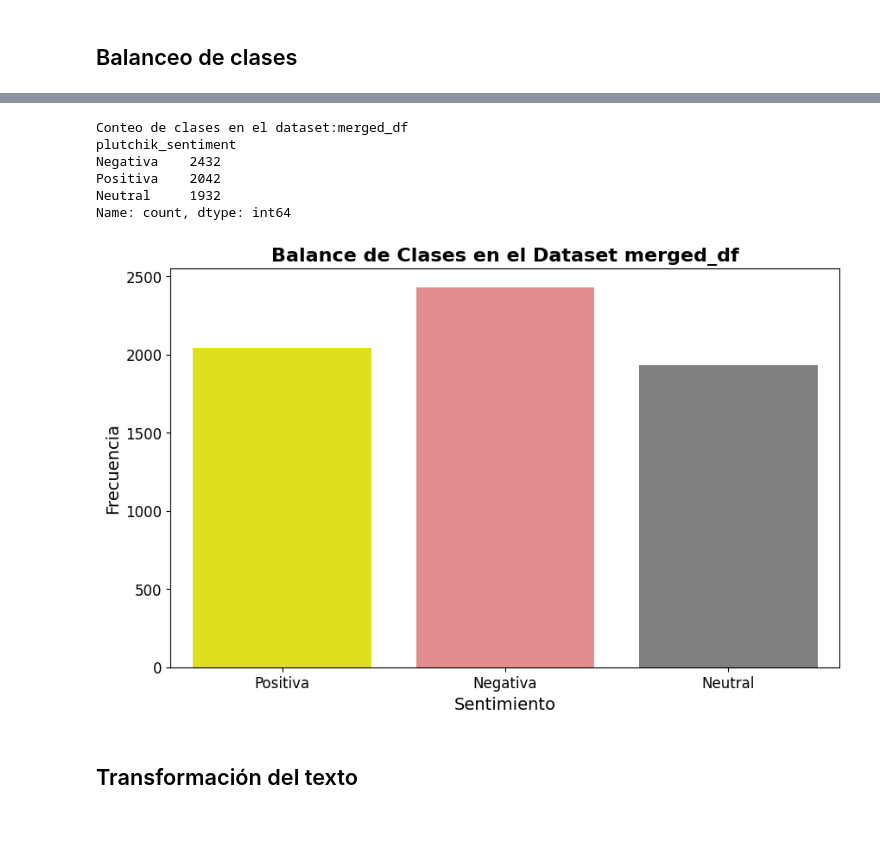
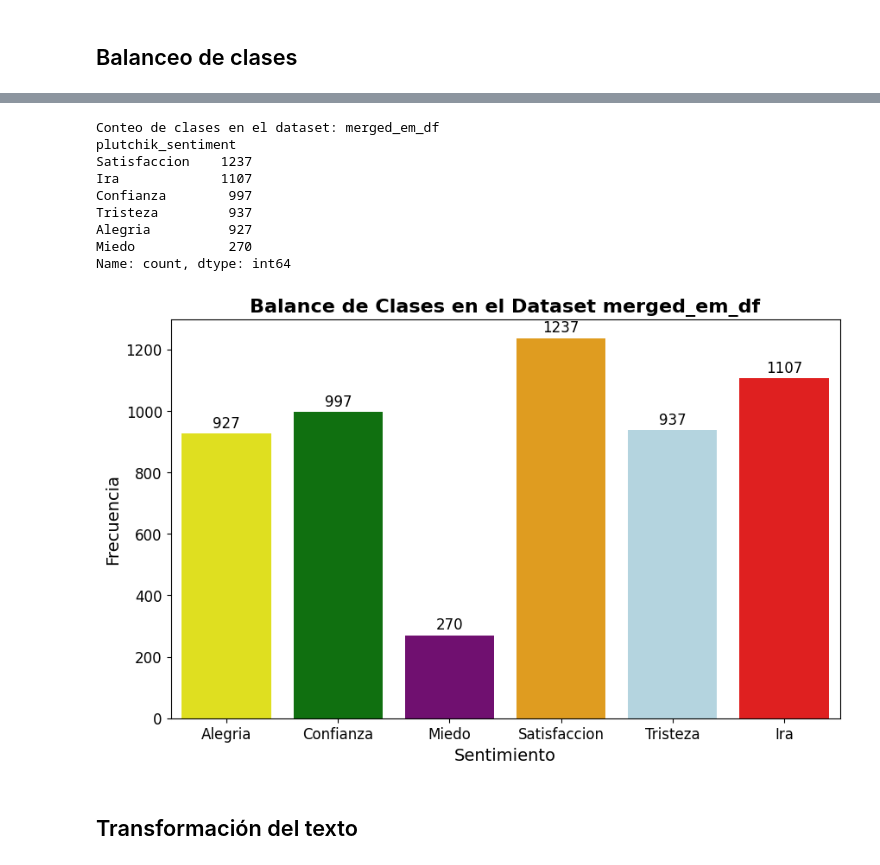
Before and after one commit to andersonjalvarado/P1-SENTIMENT-IA, a Jupyter notebook: Implementacion.ipynb, the cells around one changed output, grey strips where cells are left out. Drawn from its saved outputs; the diff is of its cells as text; code cells hidden in the pictures; blank space fills up the shorter version.

```diff
--- a/Implementacion.ipynb
+++ b/Implementacion.ipynb
@@ -213,31 +285,31 @@ display(travel_selected[travel_selected['sentiment'] == 5].head(2))
 # %%
 # Mapear los sentimientos según el modelo de Plutchik
 # Plutchik tiene 8 emociones básicas: alegría, confianza, miedo, sorpresa, tristeza, disgusto, ira, anticipación
-plutchik_mapping = {
+plutchik_mapping_2_em = {
     # Twitter emotions
     'scared': 'Negativa',
     'sad': 'Negativa',
     'powerful': 'Positiva',
-    'peaceful': 'Neutral',  # Podría mapearse a "confianza" en un nivel menor de intensidad
+    'peaceful': 'Positiva',  # Podría mapearse a "confianza" en un nivel menor de intensidad
     'mad': 'Negativa',
     'joyful': 'Positiva',
 
     # Hotel ratings (1-5)
     1: 'Negativa',      # Rating 1: Muy negativo, muestra ira/enojo
     2: 'Negativa',    # Rating 2: Negativo, muestra disgusto, tristeza
-    3: 'Neutral',    # Rating 3: Mixto o neutral
+    3: 'Positiva',    # Rating 3: Mixto o neutral
     4: 'Positiva',        # Rating 4: Positivo, muestra alegría
     5: 'Positiva'       # Rating 5: Muy positivo, muestra confianza/admiración
 }
 
 # Aplicar mapping a los sentimientos en ambos datasets
-twitter_selected['plutchik_sentiment'] = twitter_selected['sentiment'].map(plutchik_mapping)
-travel_selected['plutchik_sentiment'] = travel_selected['sentiment'].map(plutchik_mapping)
+twitter_selected['2_sentiment'] = twitter_selected['sentiment'].map(plutchik_mapping_2_em)
+travel_selected['2_sentiment'] = travel_selected['sentiment'].map(plutchik_mapping_2_em)
 
 
 print("\nResultados Mapeo de Twitter_df")
-print(twitter_selected[['sentiment', 'plutchik_sentiment']].value_counts())
+print(twitter_selected[['sentiment', '2_sentiment']].value_counts())
 print("\nResultados Mapeo de TRavel_df")
-print(travel_selected[['sentiment', 'plutchik_sentiment']].value_counts())
+print(travel_selected[['sentiment', '2_sentiment']].value_counts())
 # %% [output]
 Resultados Mapeo de Twitter_df
@@ -328,8 +417,17 @@ def balance_classes(df, target_col):
     return balanced_df
 # %%
 # Definir la paleta de colores según el modelo de Plutchik
-plutchik_palette = {
+plutchik_mapping_3_em = {
     "Positiva": "yellow",
     "Negativa": "lightcoral",
-    "Neutral": "gray",
+    "Neutral": "lightblue",
 }
+
+plutchik_mapping = {
+    "Alegria": "yellow",       # Alegria
+    "Confianza": "green",     # Confianza
+    "Miedo": "purple",          # Miedo
+    "Satisfaccion": "orange",     # Satisfaccion
+    "Tristeza": "lightblue", # Tristeza
+    "Ira": "red",             # Ira
+}
@@ -358,4 +536,4 @@ Name: count, dtype: int64
 # %%
 # Balancear las clases del DataFrame de viajes
-travel_balanced = balance_classes(travel_selected, 'plutchik_sentiment')
+travel_balanced_em = balance_classes(travel_selected, 'plutchik_sentiment')
 # %% [output]
@@ -386,15 +568,15 @@ Name: count, dtype: int64
 # %%
 # Merge los dos datasets
-merged_df = pd.concat([twitter_selected, travel_balanced], ignore_index=True)
+merged_em_df = pd.concat([twitter_selected, travel_balanced_em], ignore_index=True)
 
 # Reset index
-merged_df.reset_index(drop=True, inplace=True)
+merged_em_df.reset_index(drop=True, inplace=True)
 
 # Check merged dataset
 print("\nIngformación Merged Dataset:")
-print(merged_df.info())
+print(merged_em_df.info())
 print("\nPrimeras filas del Merged Dataset:")
-merged_df.head()
+merged_em_df.head()
 # %% [output]
 Ingformación Merged Dataset:
 <class 'pandas.core.frame.DataFrame'>
@@ -420,14 +603,17 @@ Primeras filas del Merged Dataset:
 # %%
 # Verificar el balance de clases en travel_df
-graficar_balance_clases(merged_df, 'merged_df','plutchik_sentiment', palette=plutchik_palette)
+graficar_balance_clases(merged_em_df, 'merged_em_df','plutchik_sentiment', palette=plutchik_mapping)
 # %% [output]
-Conteo de clases en el dataset:merged_df
+Conteo de clases en el dataset: merged_em_df
 plutchik_sentiment
-Negativa    2432
-Positiva    2042
-Neutral     1932
+Satisfaccion    1237
+Ira             1107
+Confianza        997
+Tristeza         937
+Alegria          927
+Miedo            270
 Name: count, dtype: int64
-[figure, old version]
+[figure, new version]
 # %% [markdown]
 ## Transformación del texto
 # %%
```
Also changed, not shown: parts of 142 cells of this notebook, 1 other file.
